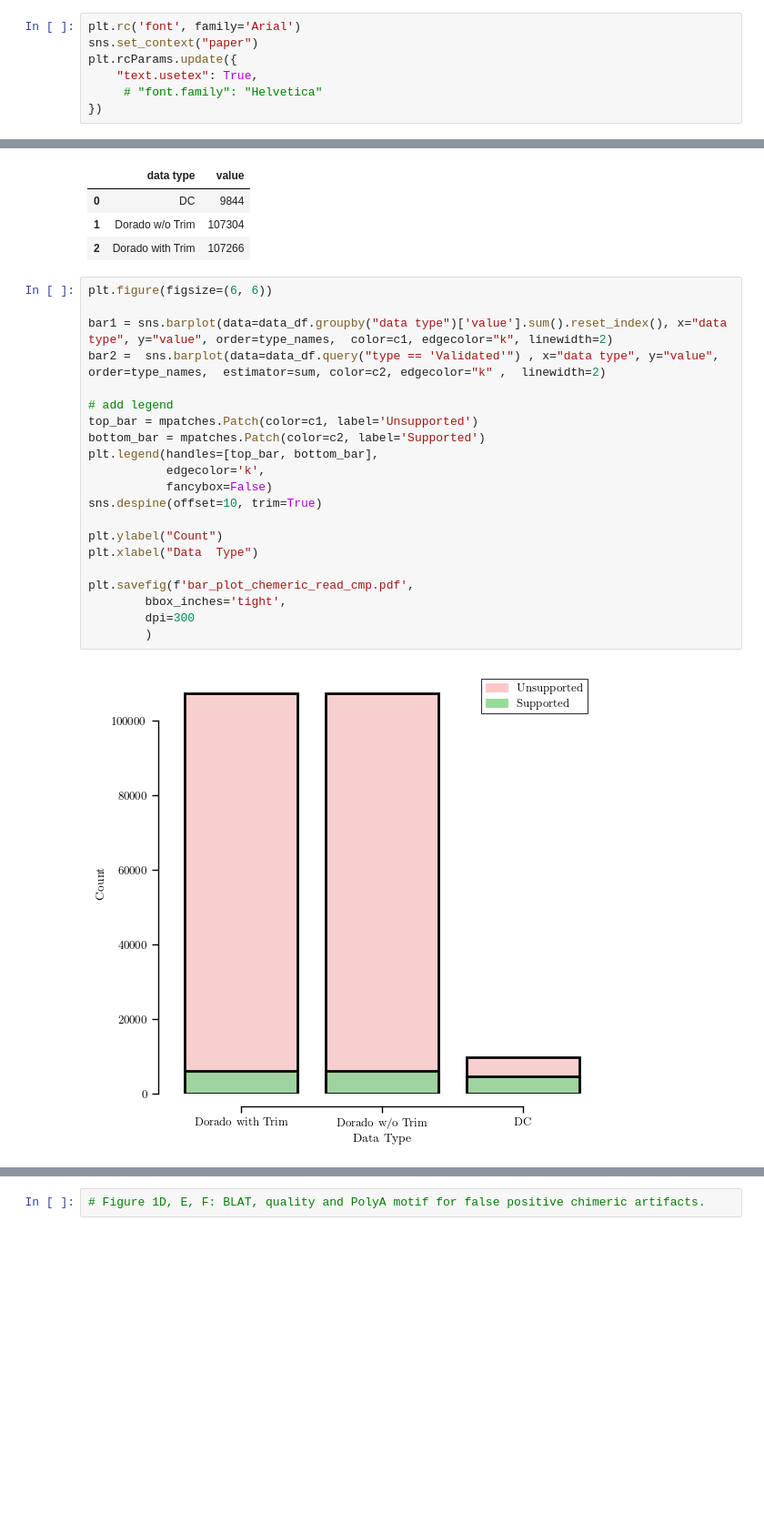
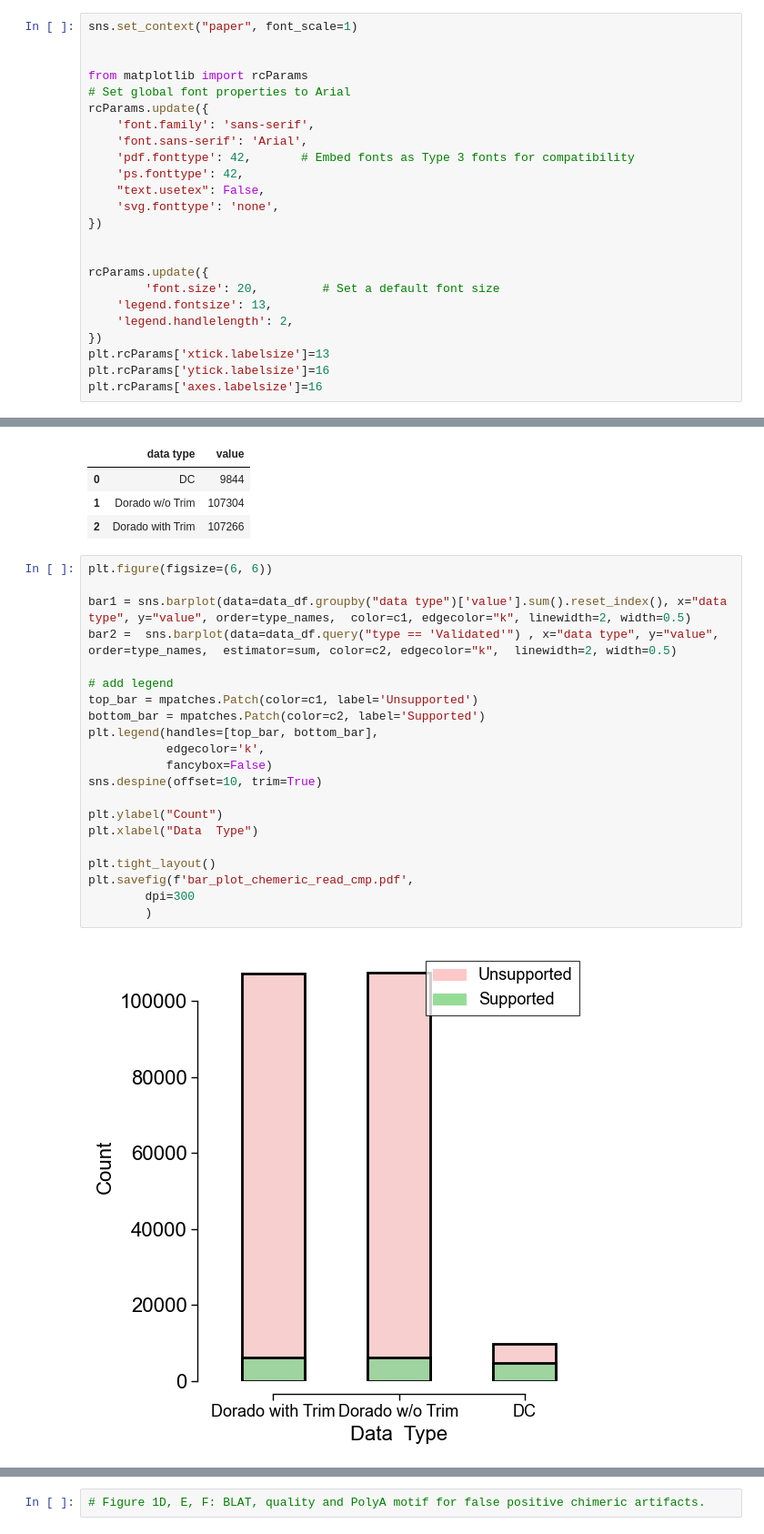
Before and after one commit to cauliyang/deepchopper-paper, a Jupyter notebook: figures/figures.ipynb, the cells around one changed output, grey strips where cells are left out. Shown at 91% size. Cells and saved outputs as stored; diff of their text form; blank space fills up the shorter version.

Commit message:
update font

```diff
--- a/figures/figures.ipynb
+++ b/figures/figures.ipynb
@@ -9,12 +10,29 @@ from itertools import chain
 import matplotlib.pyplot as plt
 import matplotlib.patches as mpatches
 # %%
-plt.rc('font', family='Arial')
-sns.set_context("paper")
-plt.rcParams.update({
-    "text.usetex": True,
-     # "font.family": "Helvetica"
+sns.set_context("paper", font_scale=1)
+
+
+from matplotlib import rcParams
+# Set global font properties to Arial
+rcParams.update({
+    'font.family': 'sans-serif',
+    'font.sans-serif': 'Arial',
+    'pdf.fonttype': 42,       # Embed fonts as Type 3 fonts for compatibility
+    'ps.fonttype': 42,
+    "text.usetex": False,
+    'svg.fonttype': 'none',
 })
+
+
+rcParams.update({
+        'font.size': 20,         # Set a default font size
+    'legend.fontsize': 13,
+    'legend.handlelength': 2,
+})
+plt.rcParams['xtick.labelsize']=13
+plt.rcParams['ytick.labelsize']=16
+plt.rcParams['axes.labelsize']=16
 # %% [markdown]
 # F1C Bar PLot for Chemeric Read compare
 # %%
@@ -67,26 +85,26 @@ data_df.groupby("data type")['value'].sum().reset_index()
 # %%
 plt.figure(figsize=(6, 6))
 
-bar1 = sns.barplot(data=data_df.groupby("data type")['value'].sum().reset_index(), x="data type", y="value", order=type_names,  color=c1, edgecolor="k", linewidth=2)
-bar2 =  sns.barplot(data=data_df.query("type == 'Validated'") , x="data type", y="value", order=type_names,  estimator=sum, color=c2, edgecolor="k" ,  linewidth=2)
+bar1 = sns.barplot(data=data_df.groupby("data type")['value'].sum().reset_index(), x="data type", y="value", order=type_names,  color=c1, edgecolor="k", linewidth=2, width=0.5)
+bar2 =  sns.barplot(data=data_df.query("type == 'Validated'") , x="data type", y="value", order=type_names,  estimator=sum, color=c2, edgecolor="k",  linewidth=2, width=0.5)
 
 # add legend
 top_bar = mpatches.Patch(color=c1, label='Unsupported')
 bottom_bar = mpatches.Patch(color=c2, label='Supported')
 plt.legend(handles=[top_bar, bottom_bar],
            edgecolor='k',
            fancybox=False)
 sns.despine(offset=10, trim=True)
 
 plt.ylabel("Count")
 plt.xlabel("Data  Type")
 
+plt.tight_layout()
 plt.savefig(f'bar_plot_chemeric_read_cmp.pdf',
-        bbox_inches='tight',
         dpi=300
         )
 # %% [output]
-[figure, old version]
+[figure, new version]
 # %%
 plt.figure(figsize=(6, 6))
 total = data_df.groupby("data type")['value'].sum().reset_index()
```
Also changed, not shown: parts of 6 cells of this notebook, 7 other files.
